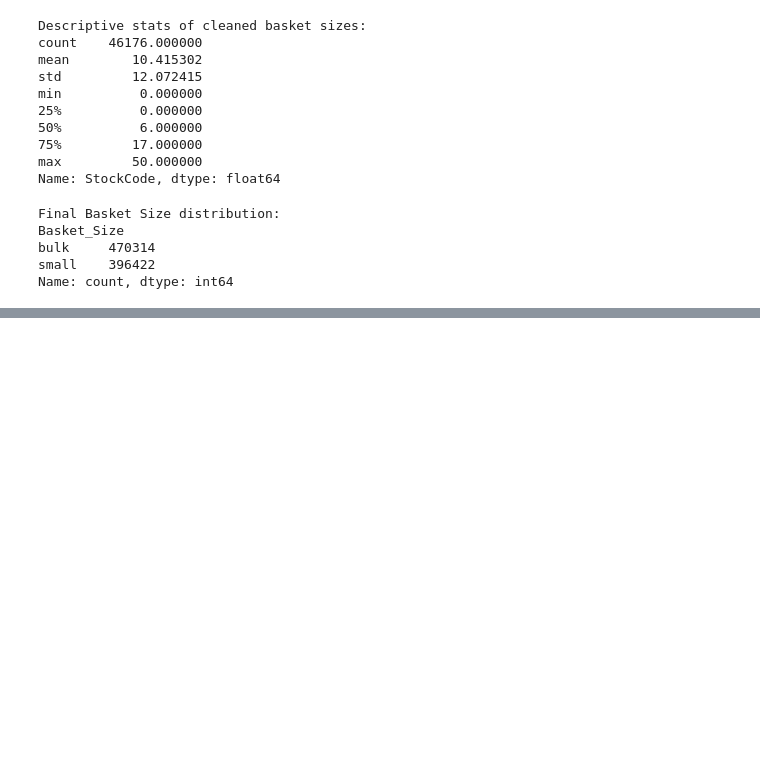
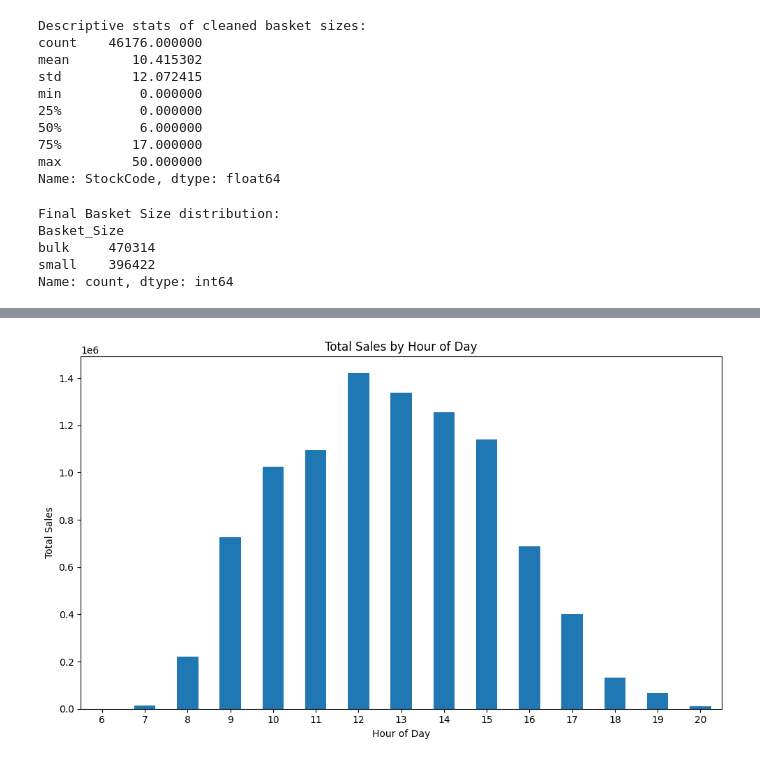
Before and after one commit to abhishiron/price-optimisation, a Jupyter notebook: notebooks/01_data_cleaning.ipynb, the cells around one changed output, grey strips where cells are left out. Cells and saved outputs as stored; diff of their text form; code cells hidden in the pictures; blank space fills up the shorter version.

```diff
--- a/notebooks/01_data_cleaning.ipynb
+++ b/notebooks/01_data_cleaning.ipynb
@@ -294,0 +418,16 @@ df_cleaned.head()
+# %%
+# --- 3. Sales by Hour of Day ---
+# Group by Hour and sum the Sales
+sales_by_hour = df_cleaned.groupby('Hour')['Sales'].sum()
+
+# Plot the bar chart
+plt.figure(figsize=(10, 6))
+sales_by_hour.plot(kind='bar')
+plt.title('Total Sales by Hour of Day')
+plt.xlabel('Hour of Day')
+plt.ylabel('Total Sales')
+plt.xticks(rotation=0)
+plt.tight_layout()
+plt.show()
+# %% [output]
+[figure, added]
```
Also changed, not shown: parts of 25 cells of this notebook.
